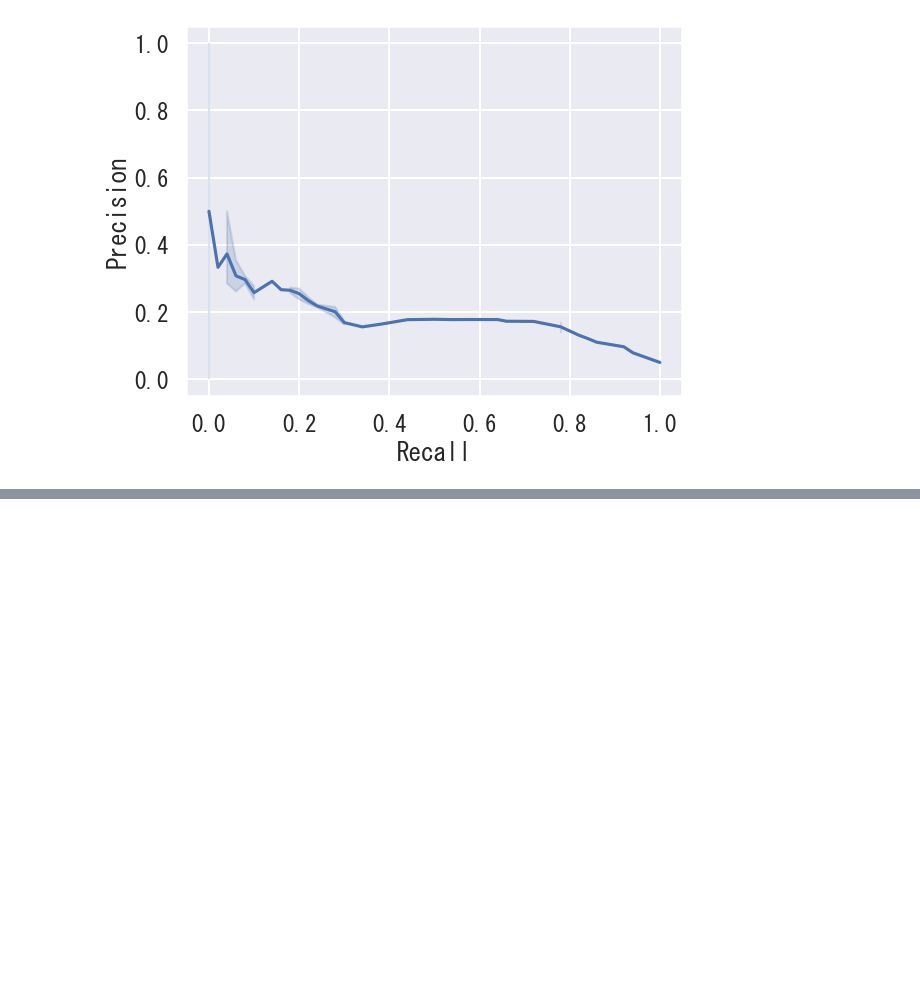
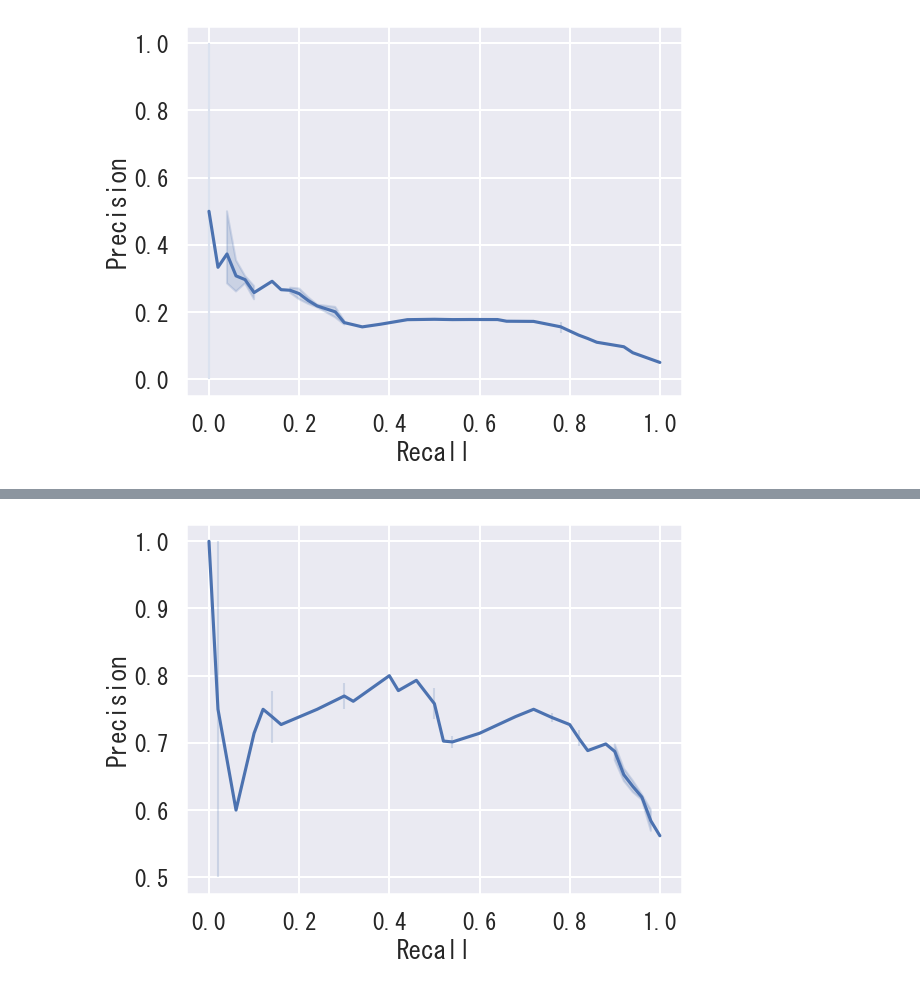
Before and after one commit to arata234/DataScience, a Jupyter notebook: kaggle/brain_stroke_prediction/analyzation.ipynb, the cells around one changed output, grey strips where cells are left out. Cells and saved outputs as stored; diff of their text form; code cells hidden in the pictures; blank space fills up the shorter version.

```diff
--- a/kaggle/brain_stroke_prediction/analyzation.ipynb
+++ b/kaggle/brain_stroke_prediction/analyzation.ipynb
@@ -353,0 +373,2 @@ plt.show()
+# %%
+X_under, y_under = undersample.fit_resample(X, y)
@@ -353,0 +379,2 @@ plt.show()
+# %%
+X_train_rs, X_test_rs, y_train_rs, y_test_rs = train_test_split(X_under, y_under, test_size=0.2, stratify=y_under, random_state=17)
@@ -353,0 +385,4 @@ plt.show()
+# %%
+model = RandomForestClassifier(random_state=17)
+model.fit(X_train_rs, y_train_rs)
+model.score(X_test_rs, y_test_rs)
@@ -353,0 +404,10 @@ plt.show()
+# %%
+prob = model.predict_proba(X_test_rs)
+precision, recall, threshold = precision_recall_curve(y_test_rs, prob[:, 1])
+# %%
+sns.lineplot(x=recall, y=precision)
+plt.xlabel("Recall")
+plt.ylabel("Precision")
+plt.show()
+# %% [output]
+[figure, added]
```
Also changed, not shown: parts of 13 cells of this notebook, 2 other files.
